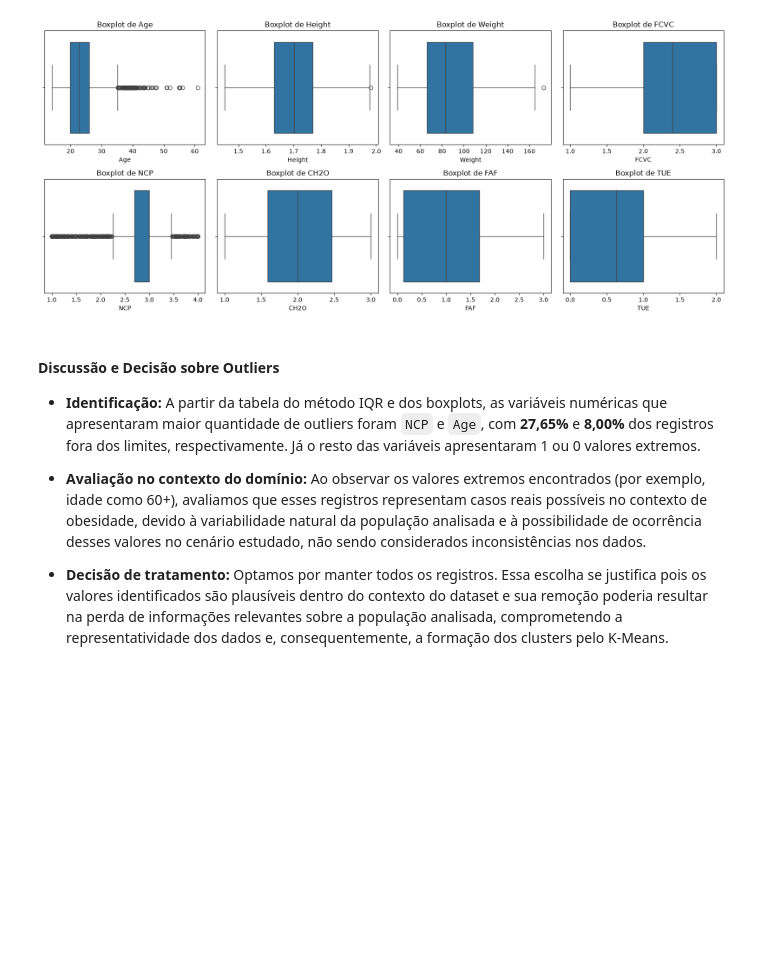
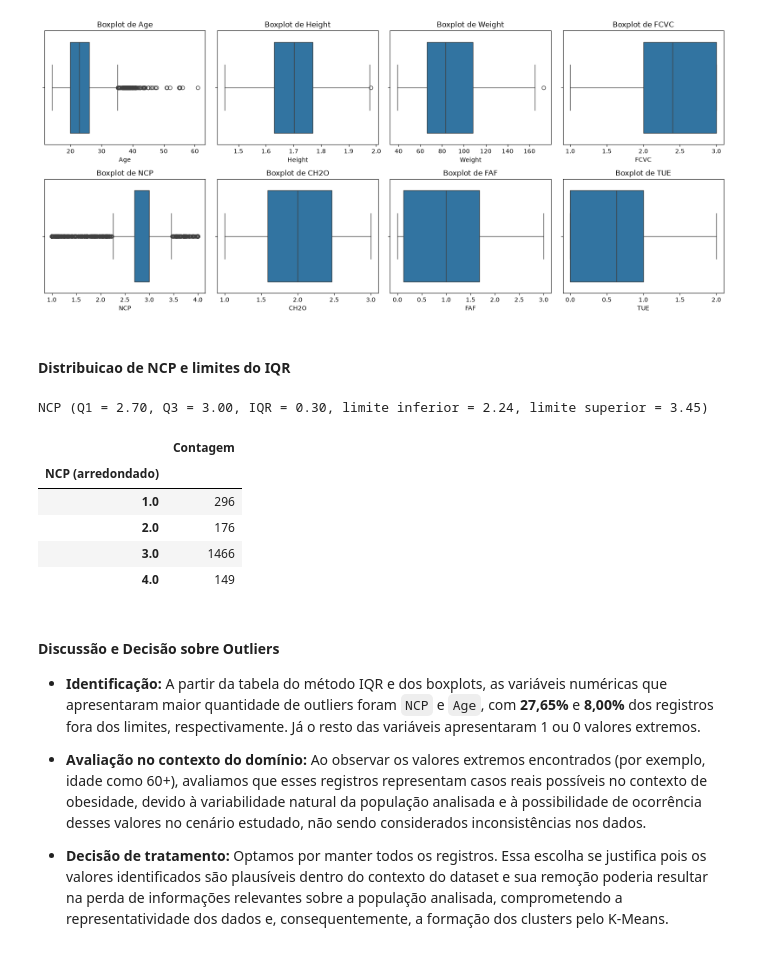
Before and after one commit to GalileuCMMoares/trabalho_AVD, a Jupyter notebook: notebooks/parte_comum/eda.ipynb, the cells around one changed output. Drawn from its saved outputs; the diff is of its cells as text; code cells hidden in the pictures; blank space fills up the shorter version.

```diff
--- a/notebooks/parte_comum/eda.ipynb
+++ b/notebooks/parte_comum/eda.ipynb
@@ -337,6 +353,23 @@ plt.tight_layout()
 plt.show()
 # %% [output]
 [figure]
+# %% [markdown]
+#### Distribuicao de NCP e limites do IQR
+# %%
+# [IA] Claude Code - contagem dos valores de NCP e limites do IQR para apoiar a discussao de outliers
+q1_ncp, q3_ncp = df["NCP"].quantile([0.25, 0.75])
+iqr_ncp = q3_ncp - q1_ncp
+print(f"NCP (Q1 = {q1_ncp:.2f}, Q3 = {q3_ncp:.2f}, IQR = {iqr_ncp:.2f}, "
+      f"limite inferior = {q1_ncp - 1.5 * iqr_ncp:.2f}, limite superior = {q3_ncp + 1.5 * iqr_ncp:.2f})")
+display(df["NCP"].round().value_counts().sort_index().rename_axis("NCP (arredondado)").to_frame("Contagem"))
+# %% [output]
+NCP (Q1 = 2.70, Q3 = 3.00, IQR = 0.30, limite inferior = 2.24, limite superior = 3.45)
+|  | Contagem |
+| NCP (arredondado) |  |
+| 1.0 | 296 |
+| 2.0 | 176 |
+| 3.0 | 1466 |
+| 4.0 | 149 |
 # %% [markdown]
 #### Discussão e Decisão sobre Outliers
 
```
Also changed, not shown: parts of 2 cells of this notebook, 4 other files.
